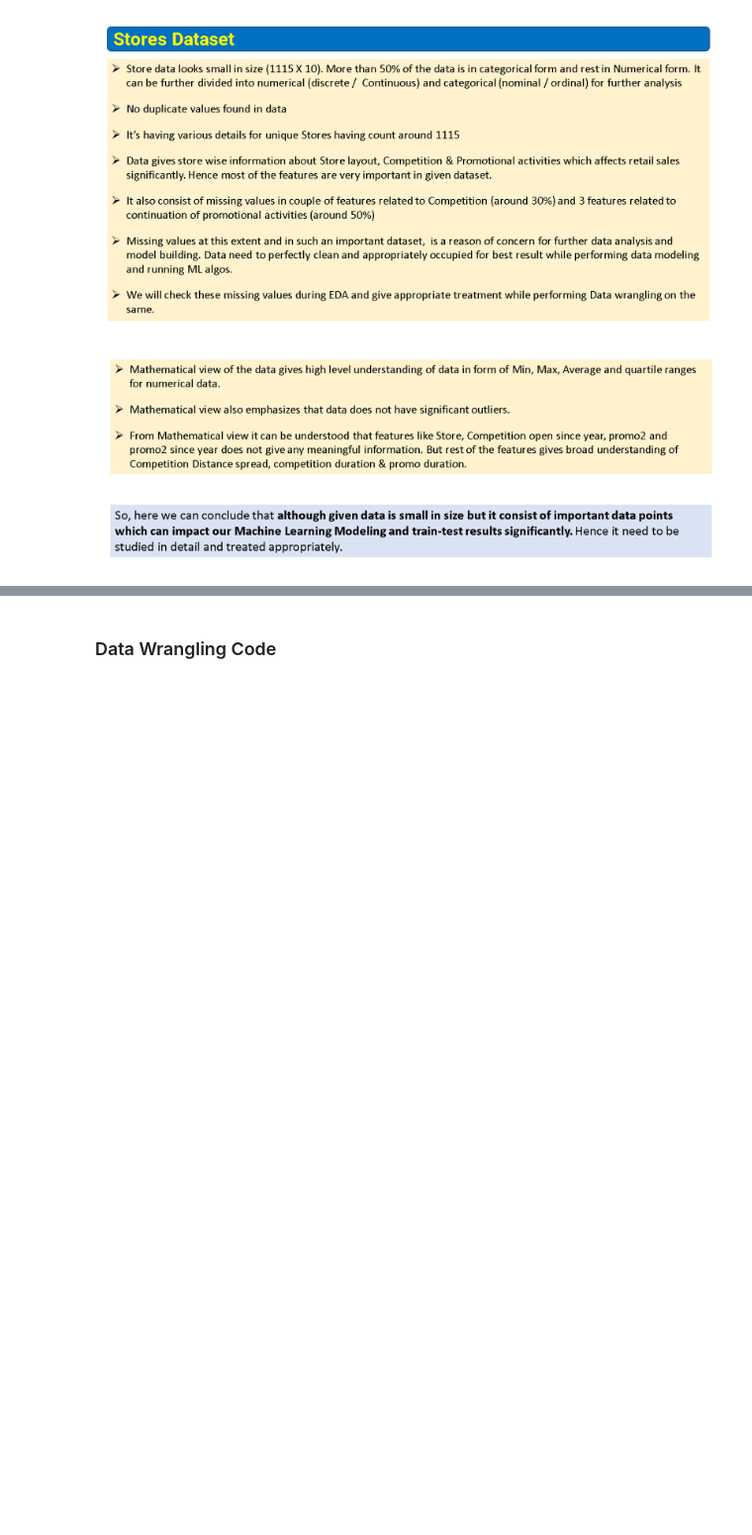
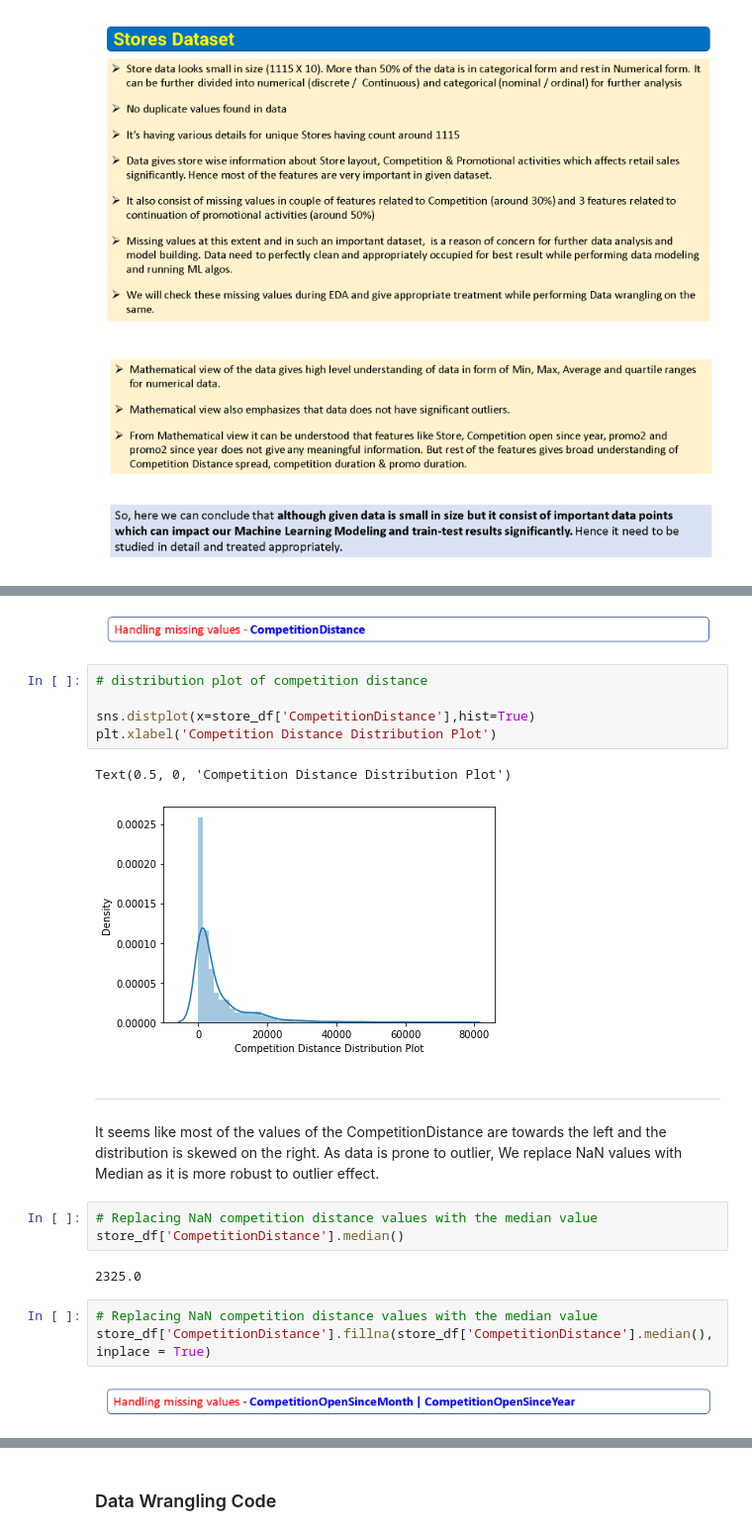
Before and after one commit to Sanddeep-K/Capstone---2_Retail_Sales_Prediction-Supervised-ML---Regression-, a Jupyter notebook: Capstone_2_Retail_Sales_Prediction.ipynb, the cells around one changed output, grey strips where cells are left out. Shown: that part at 99% size. Saved outputs shown, nothing was run; the diff lists cells and outputs as text; blank space fills up the shorter version.

```diff
--- a/Capstone_2_Retail_Sales_Prediction.ipynb
+++ b/Capstone_2_Retail_Sales_Prediction.ipynb
@@ -377,0 +776,24 @@ Answer Here
+# %% [markdown]
+![Handling Missing values - 3.png](embedded-picture-1)
+# %%
+# distribution plot of competition distance
+
+sns.distplot(x=store_df['CompetitionDistance'],hist=True)
+plt.xlabel('Competition Distance Distribution Plot')
+# %% [output]
+Text(0.5, 0, 'Competition Distance Distribution Plot')
+[figure, added]
+# %% [markdown]
+-------
+
+It seems like most of the values of the CompetitionDistance are towards the left and the distribution is skewed on the right. As data is prone to outlier, We replace NaN values with Median as it is more robust to outlier effect.
+# %%
+# Replacing NaN competition distance values with the median value
+store_df['CompetitionDistance'].median()
+# %% [output]
+2325.0
+# %%
+# Replacing NaN competition distance values with the median value
+store_df['CompetitionDistance'].fillna(store_df['CompetitionDistance'].median(), inplace = True)
+# %% [markdown]
+![Handling Missing values - 1.png](embedded-picture-1)
```
Also changed, not shown: parts of 57 cells of this notebook.
